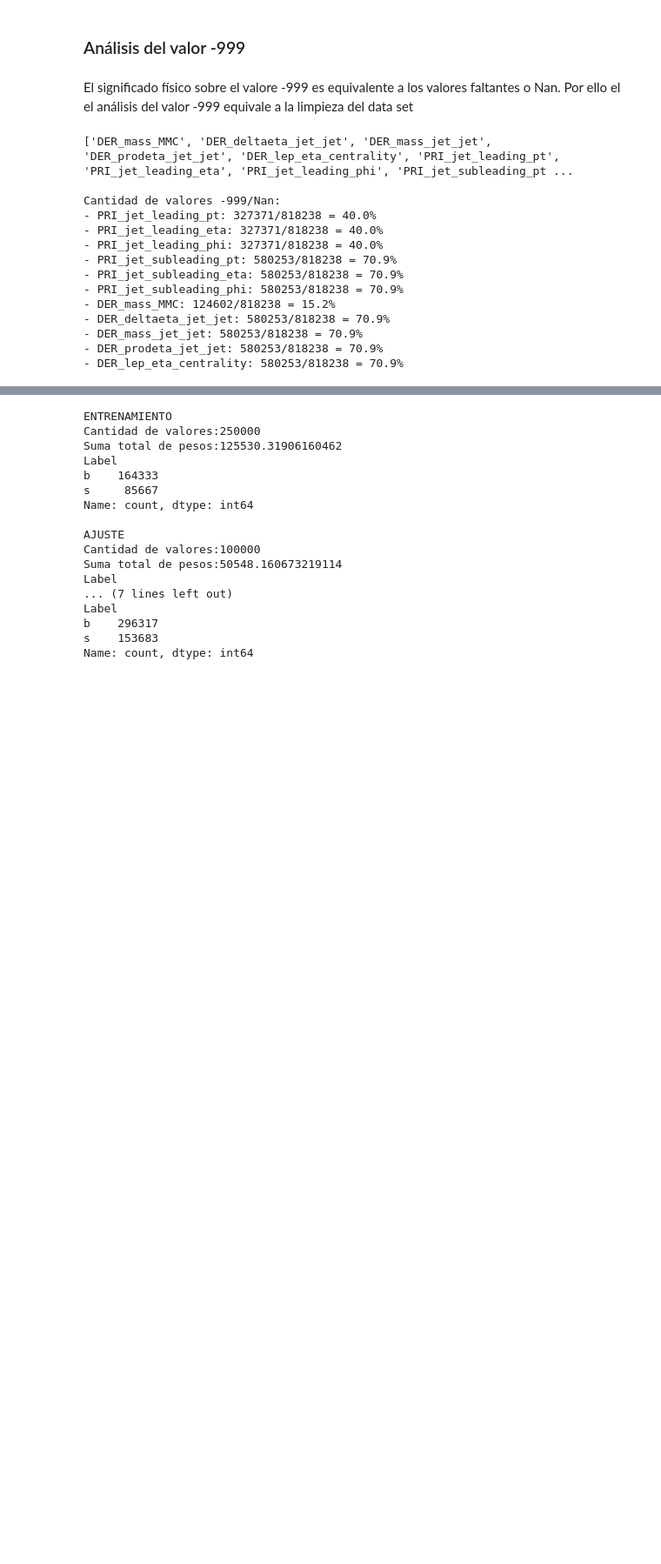
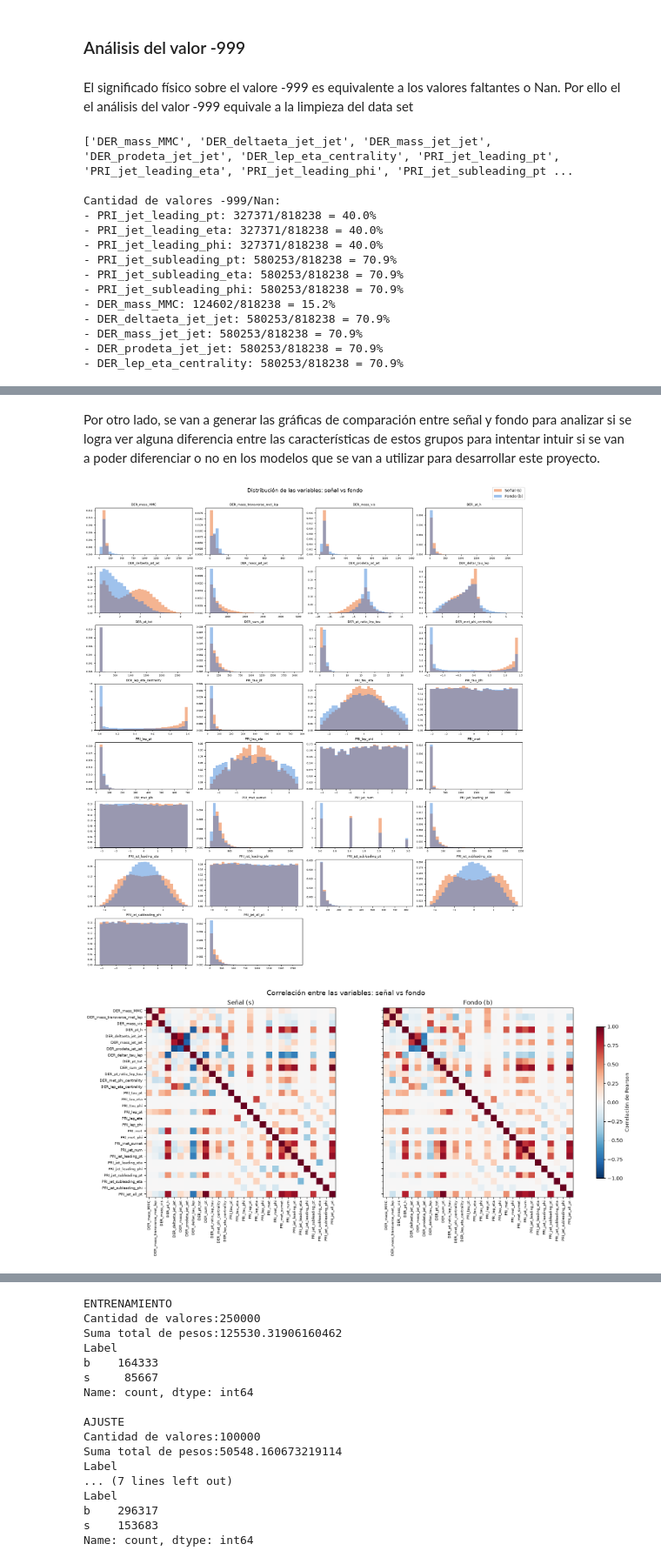
Before and after one commit to ClauGN/Tarea_Final_-AA, a Jupyter notebook: 1_EDA.ipynb, the cells around one changed output, grey strips where cells are left out. Shown at 87% size. Saved outputs shown, nothing was run; the diff lists cells and outputs as text; code cells hidden in the pictures; blank space fills up the shorter version.

```diff
--- a/1_EDA.ipynb
+++ b/1_EDA.ipynb
@@ -160 +262,59 @@ Con esa misma argumentación, la proporción de las variables DER tienen sentido
+# %% [markdown]
+Por otro lado, se van a generar las gráficas de comparación entre señal y fondo para analizar si se logra ver alguna diferencia entre las características de estos grupos para intentar intuir si se van a poder diferenciar o no en los modelos que se van a utilizar para desarrollar este proyecto.
+# %%
+# Se separa todo el LHC según la etiqueta: "s" señal de Higgs y "b" fondo
+grupos = {"Señal (s)": LHC[LHC["Label"] == "s"], "Fondo (b)": LHC[LHC["Label"] == "b"]}
+colores = {"Señal (s)": "#e8590c", "Fondo (b)": "#2a78d6"}
+
+# Solo las variables PRI y DER (se quitan el identificador y los pesos, que no son características físicas)
+variables = LHC.select_dtypes(include="number").columns.drop(["EventId", "Weight", "KaggleWeight"]).tolist()
+
+columnas = 4
+filas = int(np.ceil(len(variables) / columnas))
+
+
+# HISTOGRAMAS: señal y fondo superpuestos en el mismo gráfico
+fig, axes = plt.subplots(filas, columnas, figsize=(16, 2.2 * filas), layout="constrained")
+axes = axes.ravel()
+
+for ax, variable in zip(axes, variables):
+    # Mismos intervalos en señal y fondo para poder compararlos
+    intervalos = np.histogram_bin_edges(LHC[variable].dropna(), bins=30)
+    for nombre, datos in grupos.items():
+        # alpha hace los colores translúcidos para que se vean ambas distribuciones donde se solapan
+        ax.hist(datos[variable].dropna(), bins=intervalos, density=True,
+                color=colores[nombre], alpha=0.45, label=nombre)
+    ax.set_title(variable, fontsize=8)
+    ax.tick_params(labelsize=6)
+
+for ax in axes[len(variables):]:
+    ax.set_visible(False)
+
+# Una sola leyenda para toda la figura
+handles, labels = axes[0].get_legend_handles_labels()
+fig.legend(handles, labels, loc="outside upper right", fontsize=10)
+fig.suptitle("Distribución de las variables: señal vs fondo", fontsize=14)
+plt.show()
+
+
+# MAPAS DE CORRELACIONES: señal y fondo alineados uno al lado del otro
+fig, axes = plt.subplots(1, len(grupos), figsize=(16, 7.5), layout="constrained")
+
+for ax, (nombre, datos) in zip(axes, grupos.items()):
+    corr = datos[variables].corr()
+    imagen = ax.imshow(corr, cmap="RdBu_r", vmin=-1, vmax=1)
+    ax.set_xticks(range(len(corr)), corr.columns, rotation=90, fontsize=7)
+    ax.set_yticks(range(len(corr)), corr.columns, fontsize=7)
+    ax.set_title(nombre)
+
+# Solo se dejan los nombres del eje Y en el primer mapa
+for ax in axes[1:]:
+    ax.set_yticks(range(len(corr)), [])
+
+fig.colorbar(imagen, ax=axes, label="Correlación de Pearson", shrink=0.8)
+fig.suptitle("Correlación entre las variables: señal vs fondo", fontsize=14)
+plt.show()
+# %% [output]
+[figure, added]
+[figure, added]
 # %% [markdown]
```
Also changed, not shown: parts of 38 cells of this notebook.
